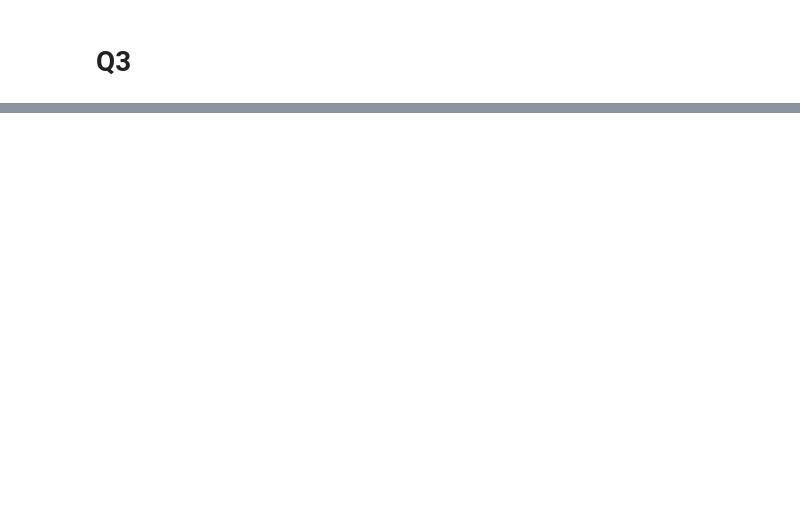
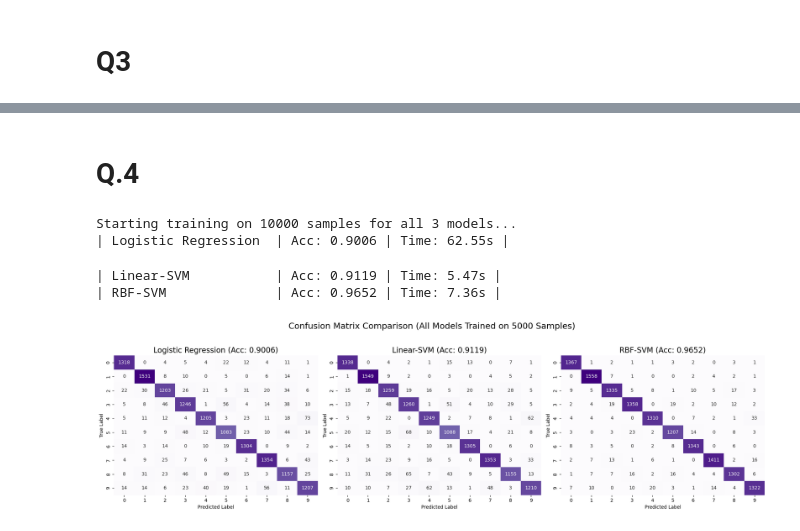
Before and after one commit to Rohanchaudhari2002/lab_7, a Jupyter notebook: lab7.ipynb, the cells around one changed output, grey strips where cells are left out. Drawn from its saved outputs; the diff is of its cells as text; code cells hidden in the pictures; blank space fills up the shorter version.

```diff
--- a/lab7.ipynb
+++ b/lab7.ipynb
@@ -609,0 +596,2 @@ RBF_SVM_ACCURACIES
+# %% [markdown]
+<h1>Q.4</h1>
@@ -609,0 +611,43 @@ RBF_SVM_ACCURACIES
+# %%
+cms = {}  #confussion matrix
+accuracies = {}
+# %%
+print(f"Starting training on {sample_size} samples for all 3 models...")
+for name, model in models.items():
+    start_time = time.time()
+    model.fit(X_train_sub, y_train_sub)
+    training_time = time.time() - start_time
+
+    y_pred = model.predict(X_test)
+
+    accuracies[name] = accuracy_score(y_test, y_pred)
+    cms[name] = confusion_matrix(y_test, y_pred)
+
+    print(f"| {name:<20} | Acc: {accuracies[name]:.4f} | Time: {training_time:.2f}s |")
+# %% [output]
+Starting training on 10000 samples for all 3 models...
+| Logistic Regression  | Acc: 0.9006 | Time: 62.55s |
+| Linear-SVM           | Acc: 0.9119 | Time: 5.47s |
+| RBF-SVM              | Acc: 0.9652 | Time: 7.36s |
+# %%
+fig, axes = plt.subplots(1, 3, figsize=(20, 6))
+model_names = list(models.keys())
+
+for i, name in enumerate(model_names):
+    sns.heatmap(cms[name],
+                annot=True,
+                fmt="d",
+                cmap="Purples",
+                cbar=False,
+                xticklabels=range(10),
+                yticklabels=range(10),
+                ax=axes[i])
+    axes[i].set_title(f'{name} (Acc: {accuracies[name]:.4f})', fontsize=16)
+    axes[i].set_xlabel('Predicted Label')
+    axes[i].set_ylabel('True Label')
+
+plt.suptitle(f'Confusion Matrix Comparison (All Models Trained on {SAMPLE_SIZE} Samples)', fontsize=18)
+plt.tight_layout(rect=[0, 0.03, 1, 0.95])
+plt.show()
+# %% [output]
+[figure, added]
```
Also changed, not shown: parts of 14 cells of this notebook.
